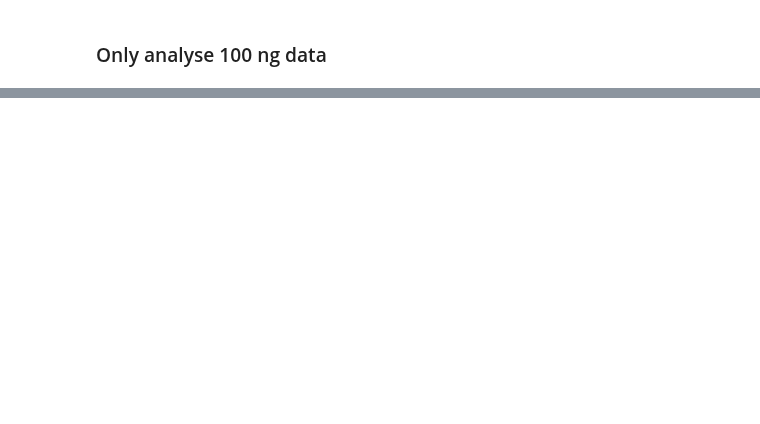
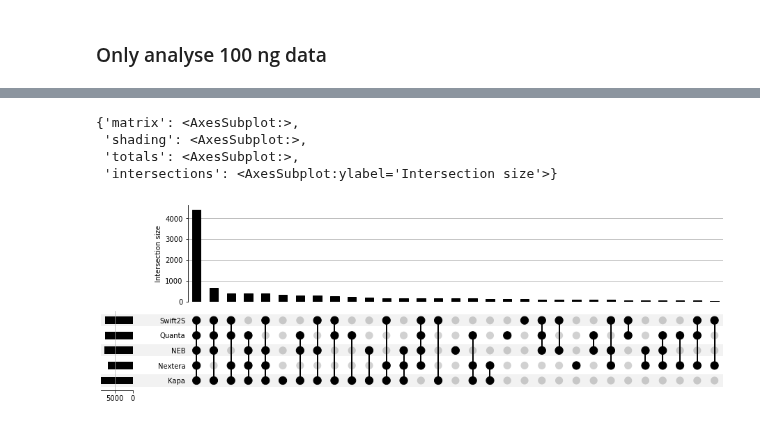
Before and after one commit to fa2k/comparison, a Jupyter notebook: overlap_variant_calls.ipynb, the cells around one changed output, grey strips where cells are left out. Drawn from its saved outputs; the diff is of its cells as text; code cells hidden in the pictures; blank space fills up the shorter version.

```diff
--- a/overlap_variant_calls.ipynb
+++ b/overlap_variant_calls.ipynb
@@ -103,0 +129,8 @@ kits
+# %%
+upsetplot.plot(group_combinations[(True, 'INDEL')].drop(tuple([0]*len(kits))), sort_by='cardinality', sort_categories_by=None)
+# %% [output]
+{'matrix': <AxesSubplot:>,
+ 'shading': <AxesSubplot:>,
+ 'totals': <AxesSubplot:>,
+ 'intersections': <AxesSubplot:ylabel='Intersection size'>}
+[figure, added]
```
Also changed, not shown: parts of 33 cells of this notebook.
